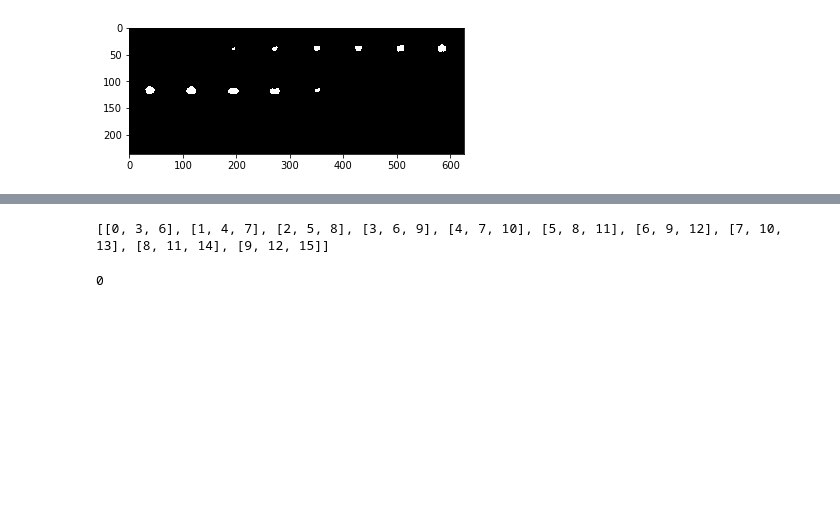
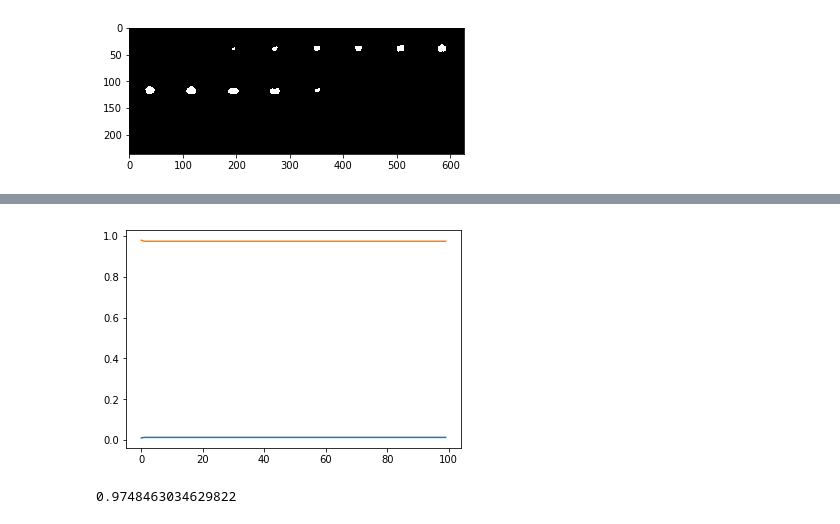
Before and after one commit to Hsuxu/Loss_ToolBox-PyTorch, a Jupyter notebook: loss_demo.ipynb, the cells around one changed output, grey strips where cells are left out. Saved outputs shown, nothing was run; the diff lists cells and outputs as text; code cells hidden in the pictures; blank space fills up the shorter version.

Commit message:
add BInaryTverskyLoss

```diff
--- a/loss_demo.ipynb
+++ b/loss_demo.ipynb
@@ -112,17 +143,25 @@ RuntimeError: element 0 of tensors does not require grad and does not have a gra
-# %%
-im_list=[]
-for i in range(3):
-    a=list(range(i*3,i*3+10))
-    im_list.append(a)
-im_list=zip(*im_list)
-im_list=[list(item) for item in im_list]
-# %%
-print(list(im_list))
-# %% [output]
-[[0, 3, 6], [1, 4, 7], [2, 5, 8], [3, 6, 9], [4, 7, 10], [5, 8, 11], [6, 9, 12], [7, 10, 13], [8, 11, 14], [9, 12, 15]]
-# %%
-import glob
-data_path="/raid/Hsu/Prostate/Drum_Tower/DrumTower_Benign_Crop/"
-im_list[i][0]
-# %% [output]
-0
+# %%
+iters=100
+model=Net(1,2).cuda()
+optimizer=optim.Adam(model.parameters(),lr=0.001,betas=(0.9,0.99))
+
+ious=[]
+losses=[]
+for i in range(iters):
+    tversky_loss=BinaryTverskyLoss(alpha=0.5,beta=0.5)
+    optimizer.zero_grad()
+    out1=model(data)
+    loss=tversky_loss(out1,target)
+    loss.backward()
+    optimizer.step()
+    _,pred1=out1.max(1)
+    iou=IoU(pred1.cpu().numpy(),target.cpu().numpy())
+    ious.append(iou)
+    losses.append(loss.item())
+plt.plot(ious)
+plt.plot(losses)
+plt.show()
+print(np.min(losses))
+# %% [output]
+[figure, added]
+0.9748463034629822
```
Also changed, not shown: parts of 7 cells of this notebook, 2 other files.
